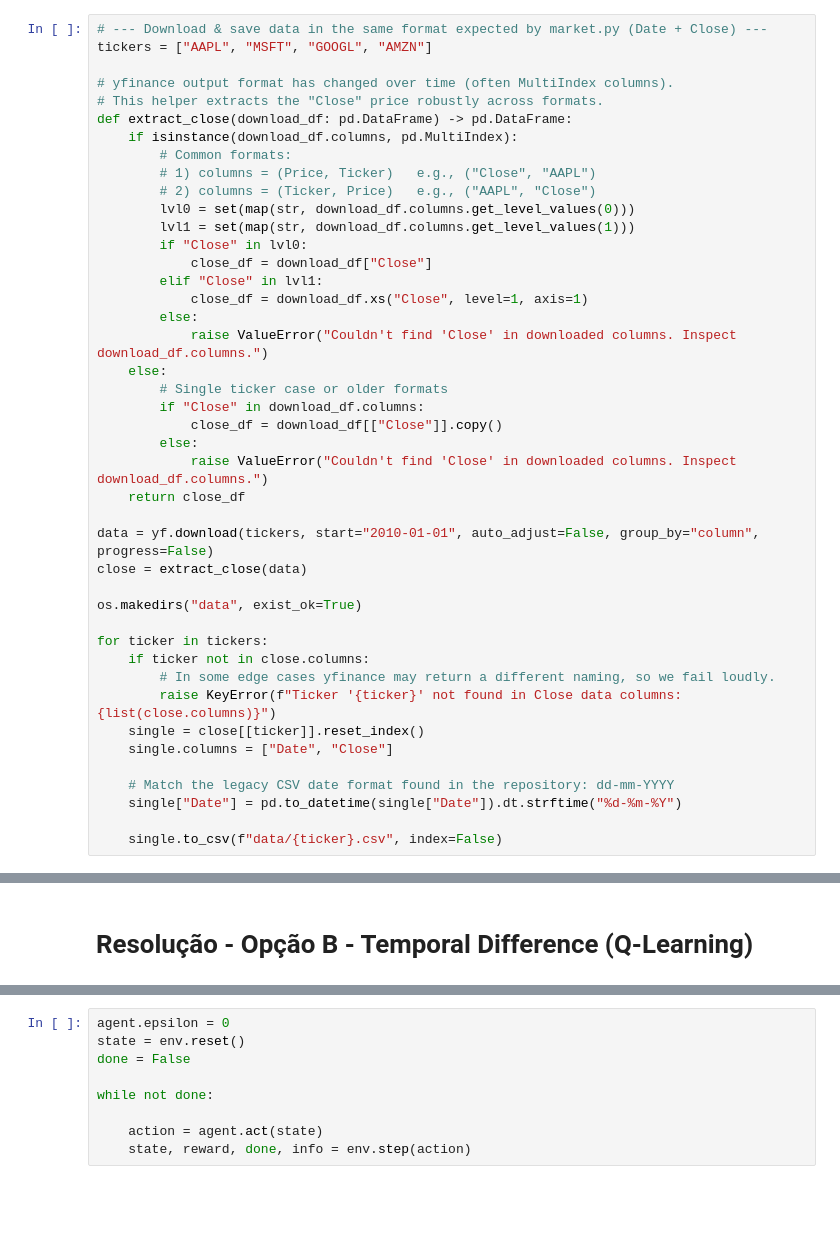
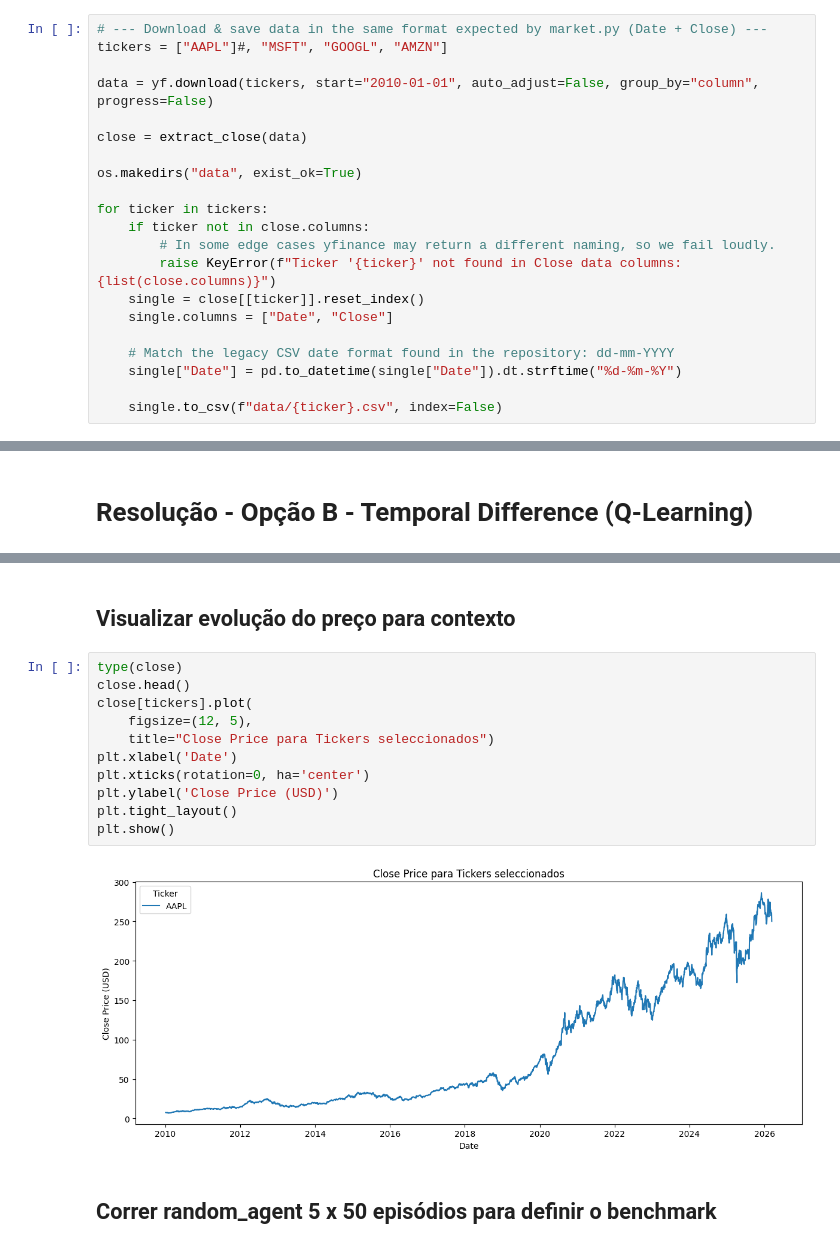
Before and after one commit to luisparadinha/pg_rl_trading_bot, a Jupyter notebook: Market_e_Projecto.ipynb, the cells around one changed output, grey strips where cells are left out. Cells and saved outputs as stored; diff of their text form; blank space fills up the shorter version.

```diff
--- a/Market_e_Projecto.ipynb
+++ b/Market_e_Projecto.ipynb
@@ -16,31 +21,9 @@ from src.momentumagent import MomentumAgent
 # %%
 # --- Download & save data in the same format expected by market.py (Date + Close) ---
-tickers = ["AAPL", "MSFT", "GOOGL", "AMZN"]
-
-# yfinance output format has changed over time (often MultiIndex columns).
-# This helper extracts the "Close" price robustly across formats.
-def extract_close(download_df: pd.DataFrame) -> pd.DataFrame:
-    if isinstance(download_df.columns, pd.MultiIndex):
-        # Common formats:
-        # 1) columns = (Price, Ticker)   e.g., ("Close", "AAPL")
-        # 2) columns = (Ticker, Price)   e.g., ("AAPL", "Close")
-        lvl0 = set(map(str, download_df.columns.get_level_values(0)))
-        lvl1 = set(map(str, download_df.columns.get_level_values(1)))
-        if "Close" in lvl0:
-            close_df = download_df["Close"]
-        elif "Close" in lvl1:
-            close_df = download_df.xs("Close", level=1, axis=1)
-        else:
-            raise ValueError("Couldn't find 'Close' in downloaded columns. Inspect download_df.columns.")
-    else:
-        # Single ticker case or older formats
-        if "Close" in download_df.columns:
-            close_df = download_df[["Close"]].copy()
-        else:
-            raise ValueError("Couldn't find 'Close' in downloaded columns. Inspect download_df.columns.")
-    return close_df
+tickers = ["AAPL"]#, "MSFT", "GOOGL", "AMZN"]
 
 data = yf.download(tickers, start="2010-01-01", auto_adjust=False, group_by="column", progress=False)
+
 close = extract_close(data)
 
 os.makedirs("data", exist_ok=True)
@@ -219,9 +149,17 @@ plt.show()
-# %%
-agent.epsilon = 0
-state = env.reset()
-done = False
-
-while not done:
-
-    action = agent.act(state)
-    state, reward, done, info = env.step(action)
+# %% [markdown]
+## Visualizar evolução do preço para contexto
+# %%
+type(close)
+close.head()
+close[tickers].plot(
+    figsize=(12, 5),
+    title="Close Price para Tickers seleccionados")
+plt.xlabel('Date')
+plt.xticks(rotation=0, ha='center')
+plt.ylabel('Close Price (USD)')
+plt.tight_layout()
+plt.show()
+# %% [output]
+[figure, added]
+# %% [markdown]
+## Correr random_agent 5 x 50 episódios para definir o benchmark
```
Also changed, not shown: parts of 19 cells of this notebook, 3 other files.
